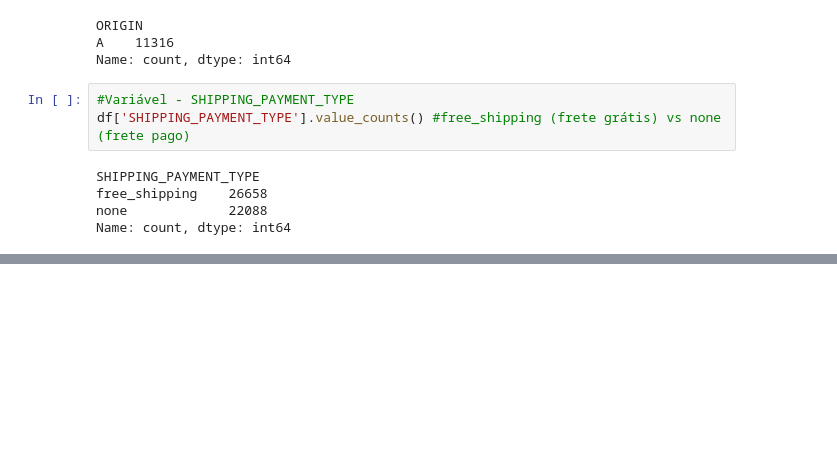
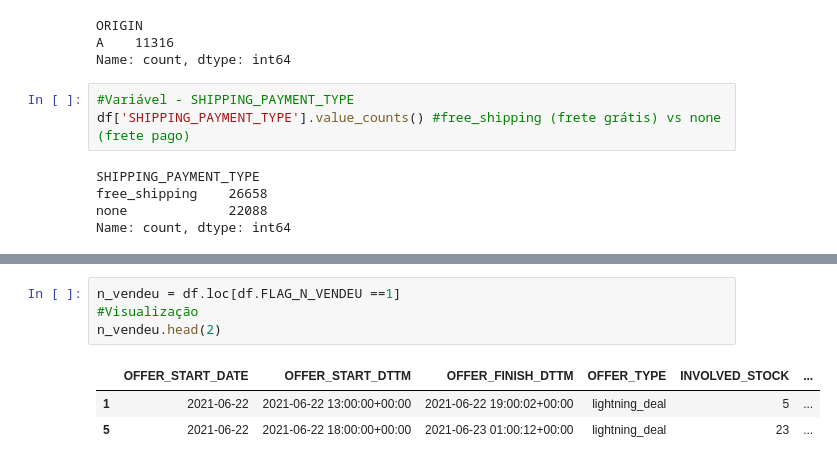
Before and after one commit to santoshenrique2021/case_mercado_livre, a Jupyter notebook: Case_Mercado_Livre.ipynb, the cells around one changed output, grey strips where cells are left out. Drawn from its saved outputs; the diff is of its cells as text; blank space fills up the shorter version.

```diff
--- a/Case_Mercado_Livre.ipynb
+++ b/Case_Mercado_Livre.ipynb
@@ -134,0 +276,8 @@ df['DOMAIN_ID'].value_counts().shape[0] #1266 (muitas classes)
+# %%
+n_vendeu = df.loc[df.FLAG_N_VENDEU ==1]
+#Visualização
+n_vendeu.head(2)
+# %% [output]
+|  | OFFER_START_DATE | OFFER_START_DTTM | OFFER_FINISH_DTTM | OFFER_TYPE | INVOLVED_STOCK | ... |
+| 1 | 2021-06-22 | 2021-06-22 13:00:00+00:00 | 2021-06-22 19:00:02+00:00 | lightning_deal | 5 | ... |
+| 5 | 2021-06-22 | 2021-06-22 18:00:00+00:00 | 2021-06-23 01:00:12+00:00 | lightning_deal | 23 | ... |
```
Also changed, not shown: parts of 37 cells of this notebook.
